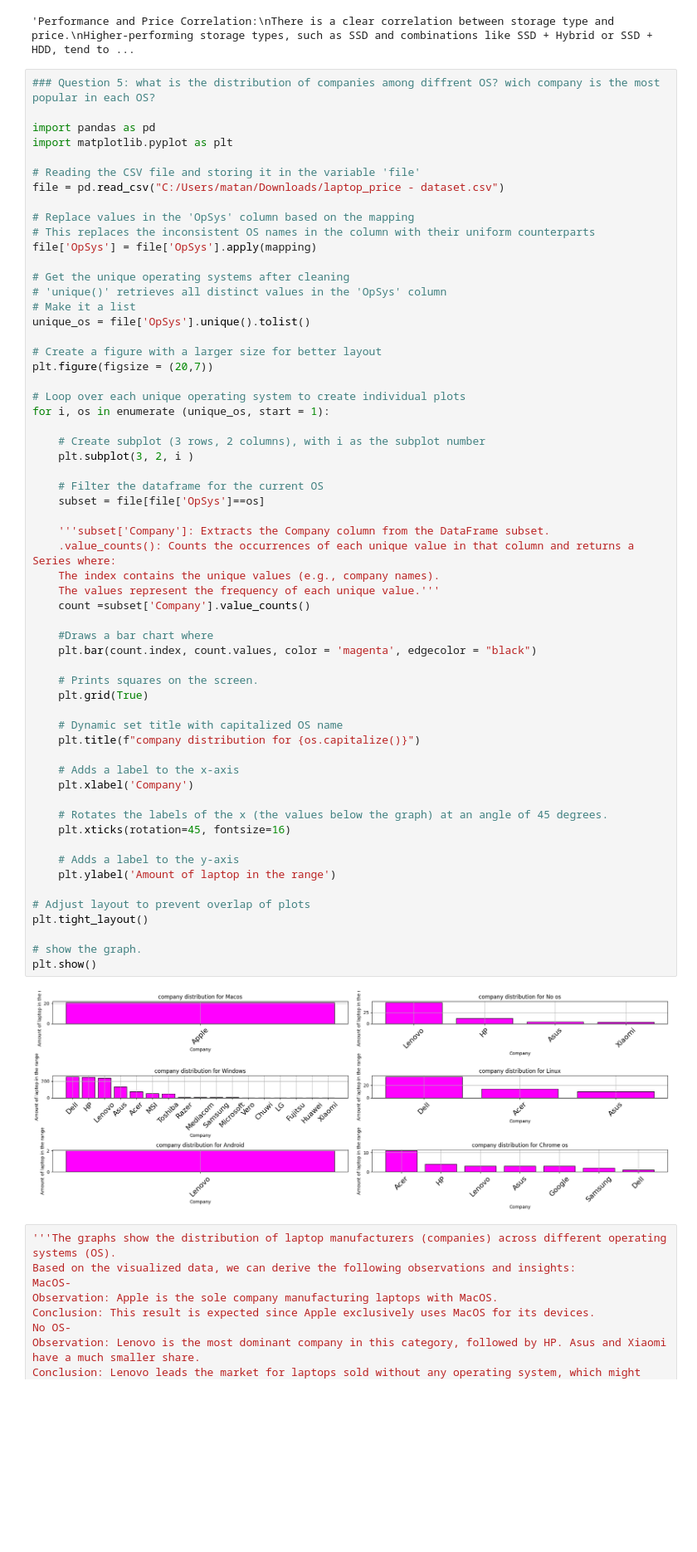
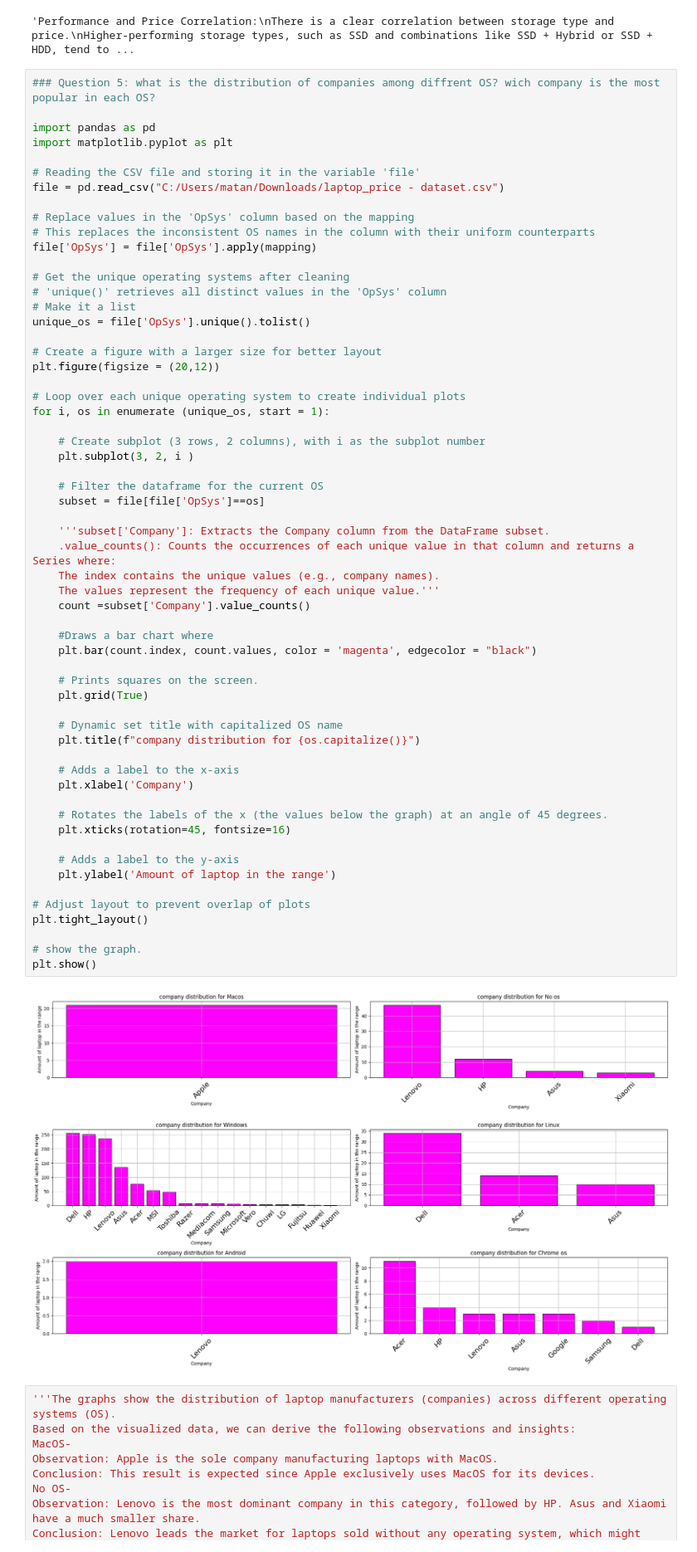
Before and after one commit to Matan-Jack/firstProjectPython, a Jupyter notebook: firstMiniProject.ipynb, the cells around one changed output. Shown at 83% size. Cells and saved outputs as stored; diff of their text form; blank space fills up the shorter version.

```diff
--- a/firstMiniProject.ipynb
+++ b/firstMiniProject.ipynb
@@ -693,7 +704,7 @@ file['OpSys'] = file['OpSys'].apply(mapping)
 unique_os = file['OpSys'].unique().tolist()
 
 # Create a figure with a larger size for better layout
-plt.figure(figsize = (20,7))
+plt.figure(figsize = (20,12))
 
 # Loop over each unique operating system to create individual plots
 for i, os in enumerate (unique_os, start = 1):
@@ -726,15 +737,15 @@ for i, os in enumerate (unique_os, start = 1):
     plt.xticks(rotation=45, fontsize=16)
 
     # Adds a label to the y-axis
     plt.ylabel('Amount of laptop in the range')
 
 # Adjust layout to prevent overlap of plots
 plt.tight_layout()
 
 # show the graph.
 plt.show()
 # %% [output]
-[figure, old version]
+[figure, new version]
 # %%
 '''The graphs show the distribution of laptop manufacturers (companies) across different operating systems (OS).
 Based on the visualized data, we can derive the following observations and insights:
```
Also changed, not shown: parts of 6 cells of this notebook.
